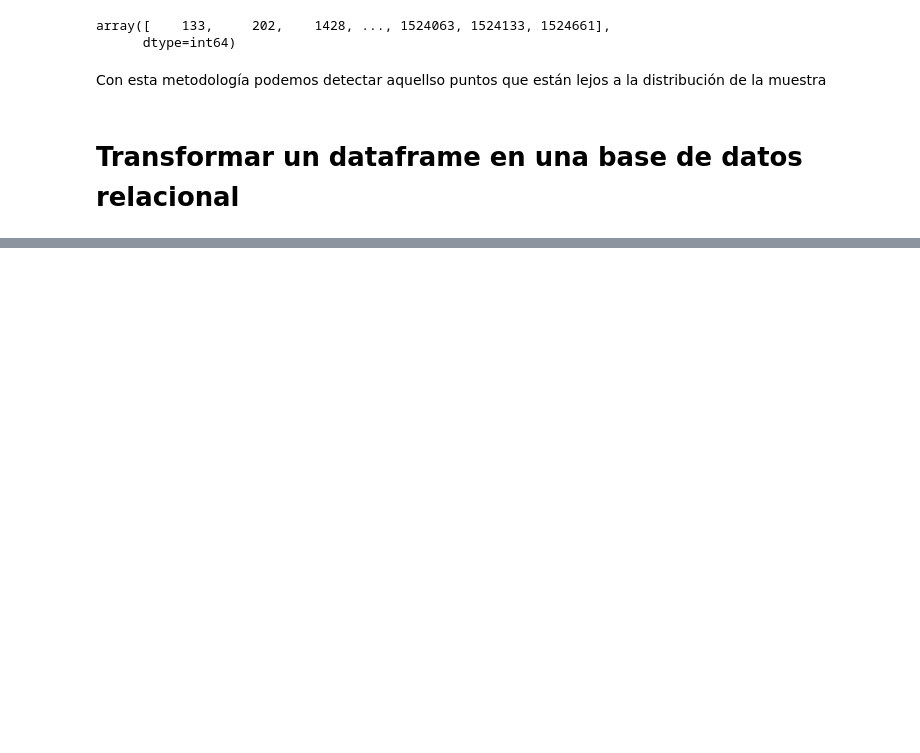
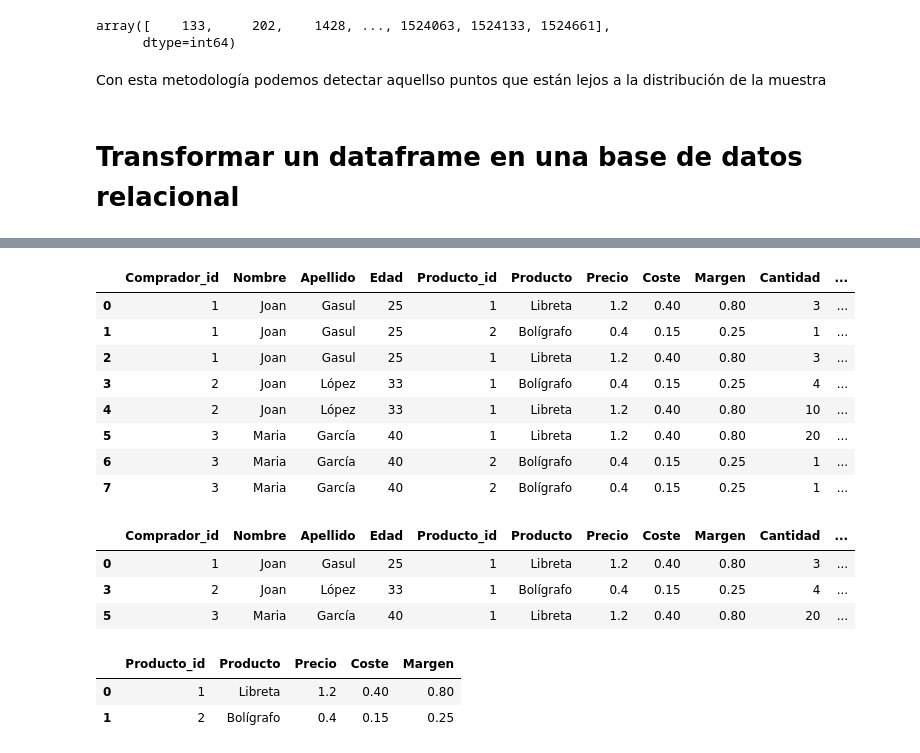
Before and after one commit to jcombari/Linkedin_courses, a Jupyter notebook: 01_Python para data science y big data esencial/03_Correlaciones_Entender relaciones entre variabkes.ipynb, the cells around one changed output, grey strips where cells are left out. Cells and saved outputs as stored; diff of their text form; code cells hidden in the pictures; blank space fills up the shorter version.

```diff
--- a/01_Python para data science y big data esencial/03_Correlaciones_Entender relaciones entre variabkes.ipynb
+++ b/01_Python para data science y big data esencial/03_Correlaciones_Entender relaciones entre variabkes.ipynb
@@ -216,0 +212,27 @@ SyntaxError: invalid syntax (Temp/ipykernel_6692/2791067780.py, line 2)
+# %%
+import pandas as pd
+data = [(1, "Joan", "Gasul",25,1,"Libreta", 1.2,.4,0.8,3, "03-02-2018"),
+        (1, "Joan", "Gasul",25,2,"Bolígrafo", 0.4,.15,0.25,1, "03-02-2018"),
+        (1, "Joan", "Gasul",25,1,"Libreta", 1.2,.4,0.8,3, "25-02-2018"),
+        (2, "Joan", "López",33,1,"Bolígrafo", 0.4,0.15,0.25,4, "01-02-2018"),
+        (2, "Joan", "López",33,1,"Libreta", 1.2,0.4,0.8,10, "05-03-2018"),
+        (3, "Maria", "García",40,1,"Libreta", 1.2,0.4,0.8,20, "13-04-2018"),
+        (3, "Maria", "García",40,2,"Bolígrafo", 0.4,0.15,0.25,1, "19-02-2018"),
+        (3, "Maria", "García",40,2,"Bolígrafo", 0.4,0.15,0.25,1, "03-02-2018")]
+
+labels=["Comprador_id","Nombre","Apellido","Edad", "Producto_id","Producto","Precio","Coste","Margen", "Cantidad","Fecha"]
+# %%
+ #convertir en dataframe
+df = pd.DataFrame.from_records(data, columns = labels)
+# %%
+df
+# %% [output]
+|  | Comprador_id | Nombre | Apellido | Edad | Producto_id | Producto | Precio | Coste | Margen | Cantidad | ... |
+| 0 | 1 | Joan | Gasul | 25 | 1 | Libreta | 1.2 | 0.40 | 0.80 | 3 | ... |
+| 1 | 1 | Joan | Gasul | 25 | 2 | Bolígrafo | 0.4 | 0.15 | 0.25 | 1 | ... |
+| 2 | 1 | Joan | Gasul | 25 | 1 | Libreta | 1.2 | 0.40 | 0.80 | 3 | ... |
+| 3 | 2 | Joan | López | 33 | 1 | Bolígrafo | 0.4 | 0.15 | 0.25 | 4 | ... |
+| 4 | 2 | Joan | López | 33 | 1 | Libreta | 1.2 | 0.40 | 0.80 | 10 | ... |
+| 5 | 3 | Maria | García | 40 | 1 | Libreta | 1.2 | 0.40 | 0.80 | 20 | ... |
+| 6 | 3 | Maria | García | 40 | 2 | Bolígrafo | 0.4 | 0.15 | 0.25 | 1 | ... |
+| 7 | 3 | Maria | García | 40 | 2 | Bolígrafo | 0.4 | 0.15 | 0.25 | 1 | ... |
@@ -216,0 +242,7 @@ SyntaxError: invalid syntax (Temp/ipykernel_6692/2791067780.py, line 2)
+# %%
+compradores
+# %% [output]
+|  | Comprador_id | Nombre | Apellido | Edad | Producto_id | Producto | Precio | Coste | Margen | Cantidad | ... |
+| 0 | 1 | Joan | Gasul | 25 | 1 | Libreta | 1.2 | 0.40 | 0.80 | 3 | ... |
+| 3 | 2 | Joan | López | 33 | 1 | Bolígrafo | 0.4 | 0.15 | 0.25 | 4 | ... |
+| 5 | 3 | Maria | García | 40 | 1 | Libreta | 1.2 | 0.40 | 0.80 | 20 | ... |
@@ -216,0 +253,7 @@ SyntaxError: invalid syntax (Temp/ipykernel_6692/2791067780.py, line 2)
+# %%
+productos = productos[["Producto_id", "Producto", "Precio","Coste", "Margen"]]
+productos
+# %% [output]
+|  | Producto_id | Producto | Precio | Coste | Margen |
+| 0 | 1 | Libreta | 1.2 | 0.40 | 0.80 |
+| 1 | 2 | Bolígrafo | 0.4 | 0.15 | 0.25 |
```
Also changed, not shown: parts of 21 cells of this notebook.
